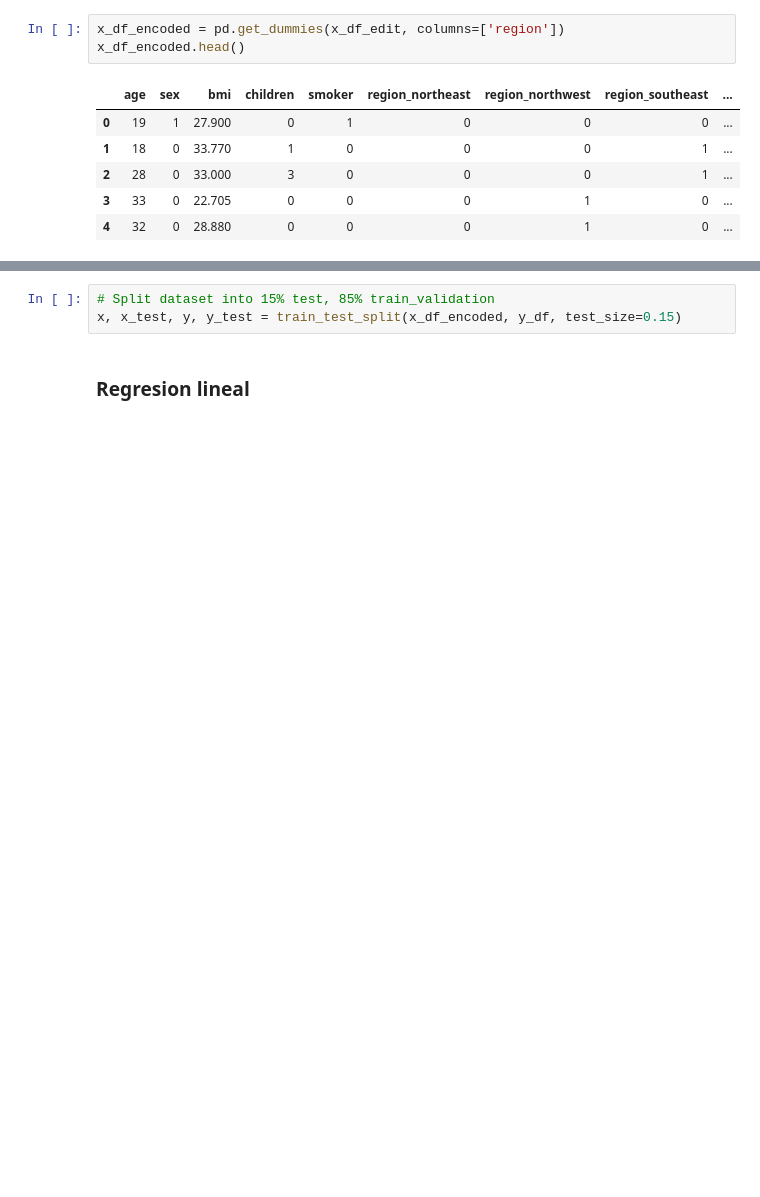
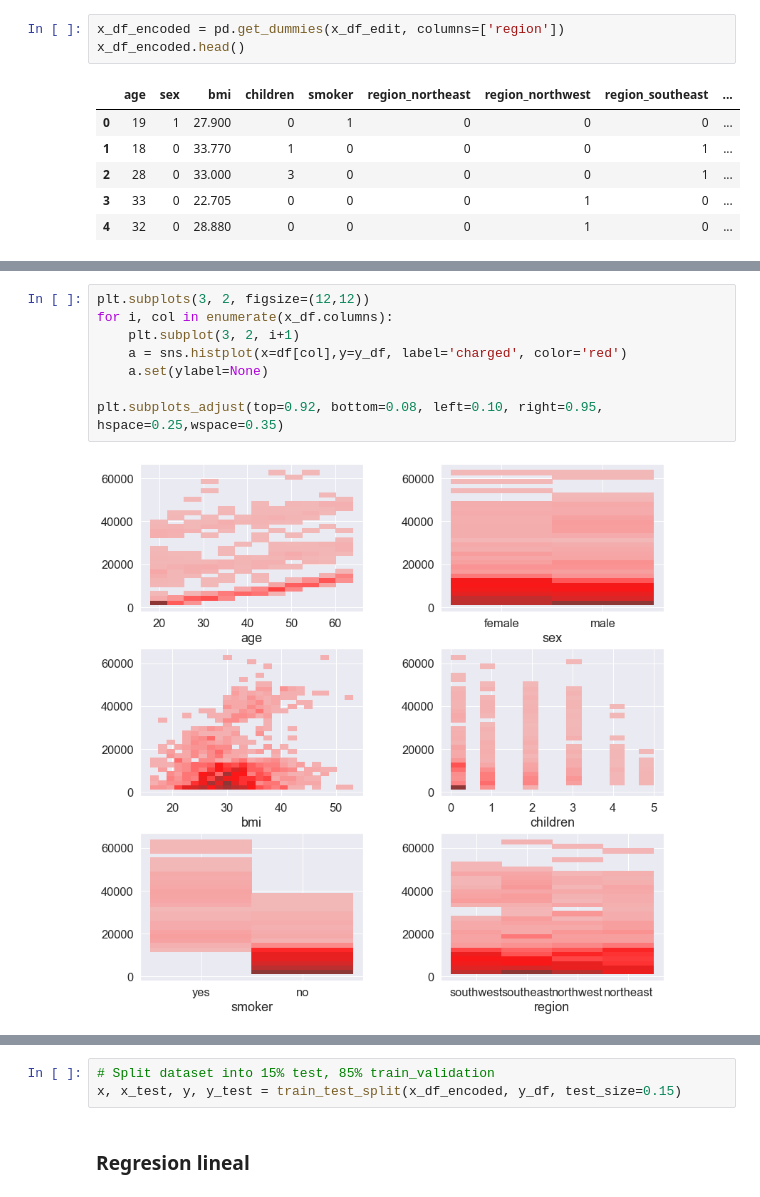
Before and after one commit to SantiAA/RN_TP2, a Jupyter notebook: src/EJ2/linear_regresion.ipynb, the cells around one changed output, grey strips where cells are left out. Drawn from its saved outputs; the diff is of its cells as text; blank space fills up the shorter version.

```diff
--- a/src/EJ2/linear_regresion.ipynb
+++ b/src/EJ2/linear_regresion.ipynb
@@ -71,0 +96,10 @@ x_df_encoded.head()
+# %%
+plt.subplots(3, 2, figsize=(12,12))
+for i, col in enumerate(x_df.columns):
+    plt.subplot(3, 2, i+1)
+    a = sns.histplot(x=df[col],y=y_df, label='charged', color='red')
+    a.set(ylabel=None)
+
+plt.subplots_adjust(top=0.92, bottom=0.08, left=0.10, right=0.95, hspace=0.25,wspace=0.35)
+# %% [output]
+[figure, added]
```
Also changed, not shown: parts of 5 cells of this notebook.
